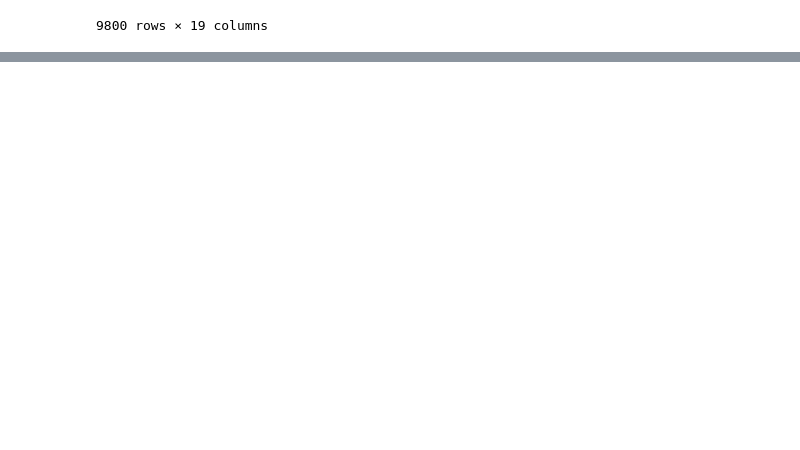
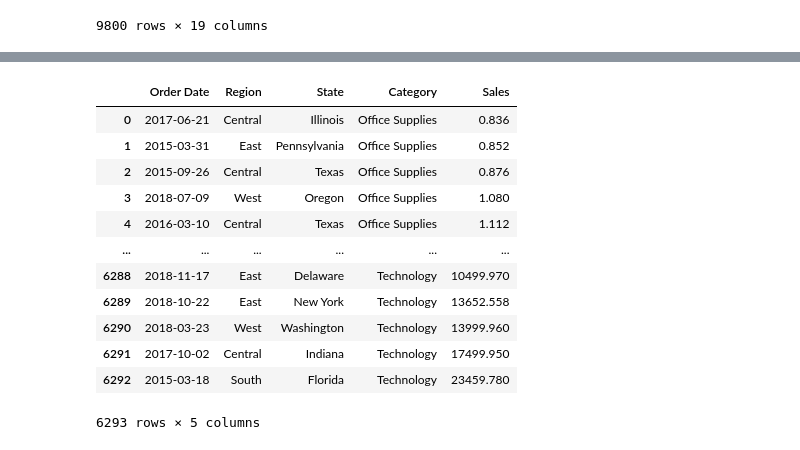
Before and after one commit to quangviet/python4engineer, a Jupyter notebook: Problem_4/problem_4.ipynb, the cells around one changed output, grey strips where cells are left out. Cells and saved outputs as stored; diff of their text form; code cells hidden in the pictures; blank space fills up the shorter version.

```diff
--- a/Problem_4/problem_4.ipynb
+++ b/Problem_4/problem_4.ipynb
@@ -382,0 +389,16 @@ df
+# %%
+X
+# %% [output]
+|  | Order Date | Region | State | Category | Sales |
+| 0 | 2017-06-21 | Central | Illinois | Office Supplies | 0.836 |
+| 1 | 2015-03-31 | East | Pennsylvania | Office Supplies | 0.852 |
+| 2 | 2015-09-26 | Central | Texas | Office Supplies | 0.876 |
+| 3 | 2018-07-09 | West | Oregon | Office Supplies | 1.080 |
+| 4 | 2016-03-10 | Central | Texas | Office Supplies | 1.112 |
+| ... | ... | ... | ... | ... | ... |
+| 6288 | 2018-11-17 | East | Delaware | Technology | 10499.970 |
+| 6289 | 2018-10-22 | East | New York | Technology | 13652.558 |
+| 6290 | 2018-03-23 | West | Washington | Technology | 13999.960 |
+| 6291 | 2017-10-02 | Central | Indiana | Technology | 17499.950 |
+| 6292 | 2015-03-18 | South | Florida | Technology | 23459.780 |
+6293 rows × 5 columns
```
Also changed, not shown: parts of 2 cells of this notebook.
